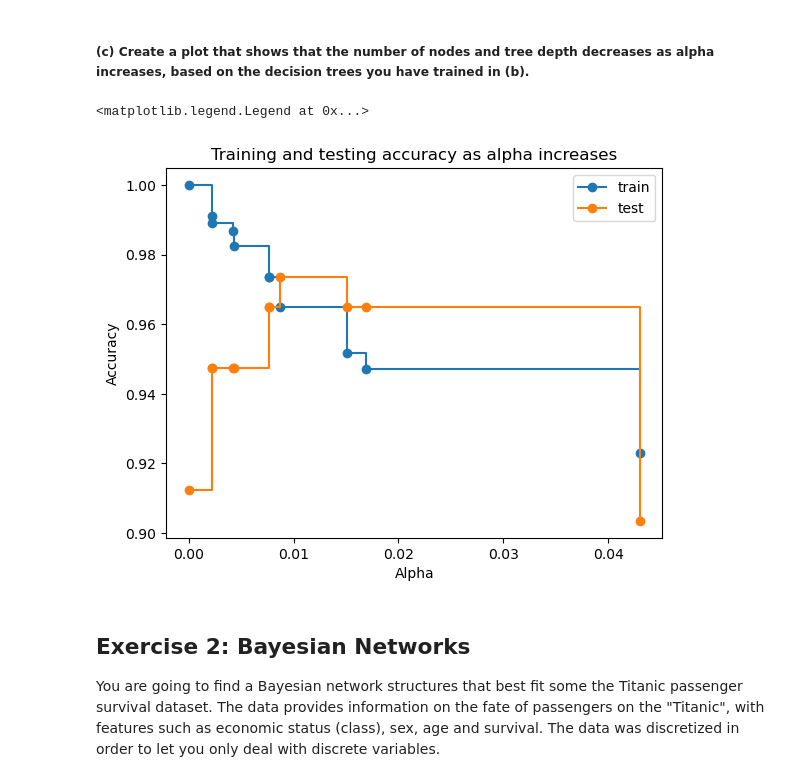
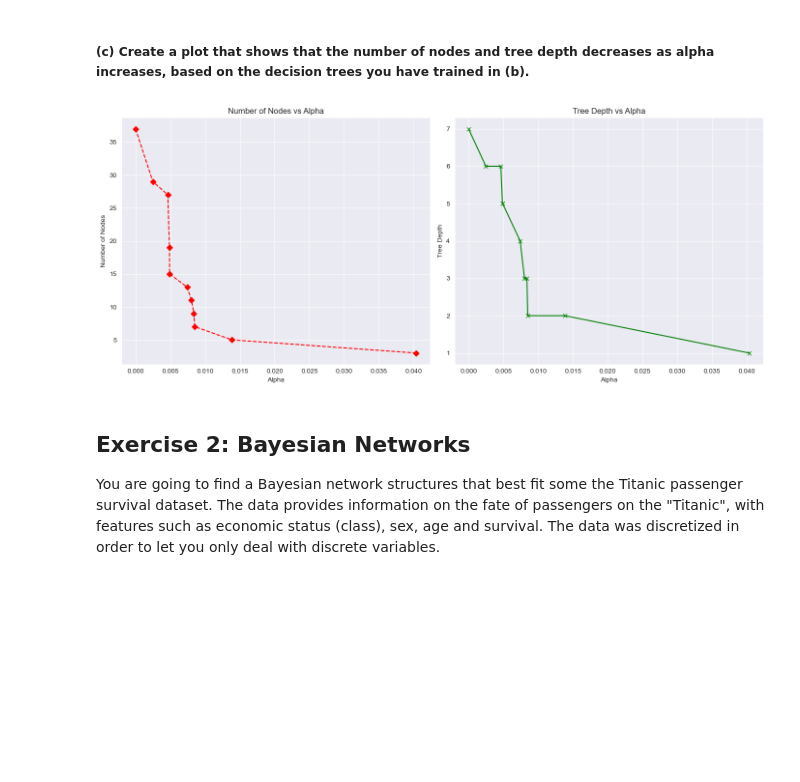
Before and after one commit to kssrr/DataMiningAssignments, a Jupyter notebook: Exericse 05/Exericse 05/Assignment_05.ipynb, the cells around one changed output. Drawn from its saved outputs; the diff is of its cells as text; code cells hidden in the pictures; blank space fills up the shorter version.

```diff
--- a/Exericse 05/Exericse 05/Assignment_05.ipynb
+++ b/Exericse 05/Exericse 05/Assignment_05.ipynb
@@ -61,20 +57,33 @@ for alpha in alphas["ccp_alphas"][:-1]:
+# %%
+trees = []
+for effective_alpha in effective_alphas:
+    tree = DecisionTreeClassifier(random_state=0, ccp_alpha=effective_alpha)
+    tree.fit(X_train, y_train)
+    trees.append(tree)
 # %% [markdown]
 ##### (c) Create a plot that shows that the number of nodes and tree depth decreases as alpha increases, based on the decision trees you have trained in (b).
-# %%
-# Code here
-accuracy_train = [tree.score(train_features, train_target) for tree in trees]
-accuracy_test = [tree.score(test_features, test_target) for tree in trees]
-
-alpha = alphas["ccp_alphas"][:-1]
-
-ax = plt.subplot()
-ax.plot(alpha, accuracy_train, marker="o", label="train", drawstyle="steps-post")
-ax.plot(alpha, accuracy_test, marker="o", label="test", drawstyle="steps-post")
-ax.set(xlabel="Alpha", ylabel="Accuracy", title="Training and testing accuracy as alpha increases")
-ax.legend()
-# %% [output]
-<matplotlib.legend.Legend at 0x...>
-[figure, removed]
+# %%
+depth_info = [xtree.get_depth() for xtree in trees]
+nodes = [xtree.tree_.node_count for xtree in trees]
+# %%
+fig, plots = plt.subplots(1, 2, figsize=(14, 6))
+
+# Plot for Number of Nodes vs Alpha
+plots[0].plot(effective_alphas, nodes, marker='D', color = "red", linestyle = "dashed")
+plots[0].set_title('Number of Nodes vs Alpha')
+plots[0].set_xlabel('Alpha')
+plots[0].set_ylabel('Number of Nodes')
+
+# Plot for Tree Depth vs Alpha
+plots[1].plot(effective_alphas, depth_info, marker='x', color='green')
+plots[1].set_title('Tree Depth vs Alpha')
+plots[1].set_xlabel('Alpha')
+plots[1].set_ylabel('Tree Depth')
+
+plt.tight_layout()
+plt.show()
+# %% [output]
+[figure, added]
 # %% [markdown]
 ## Exercise 2: Bayesian Networks
 
```
Also changed, not shown: parts of 22 cells of this notebook.
